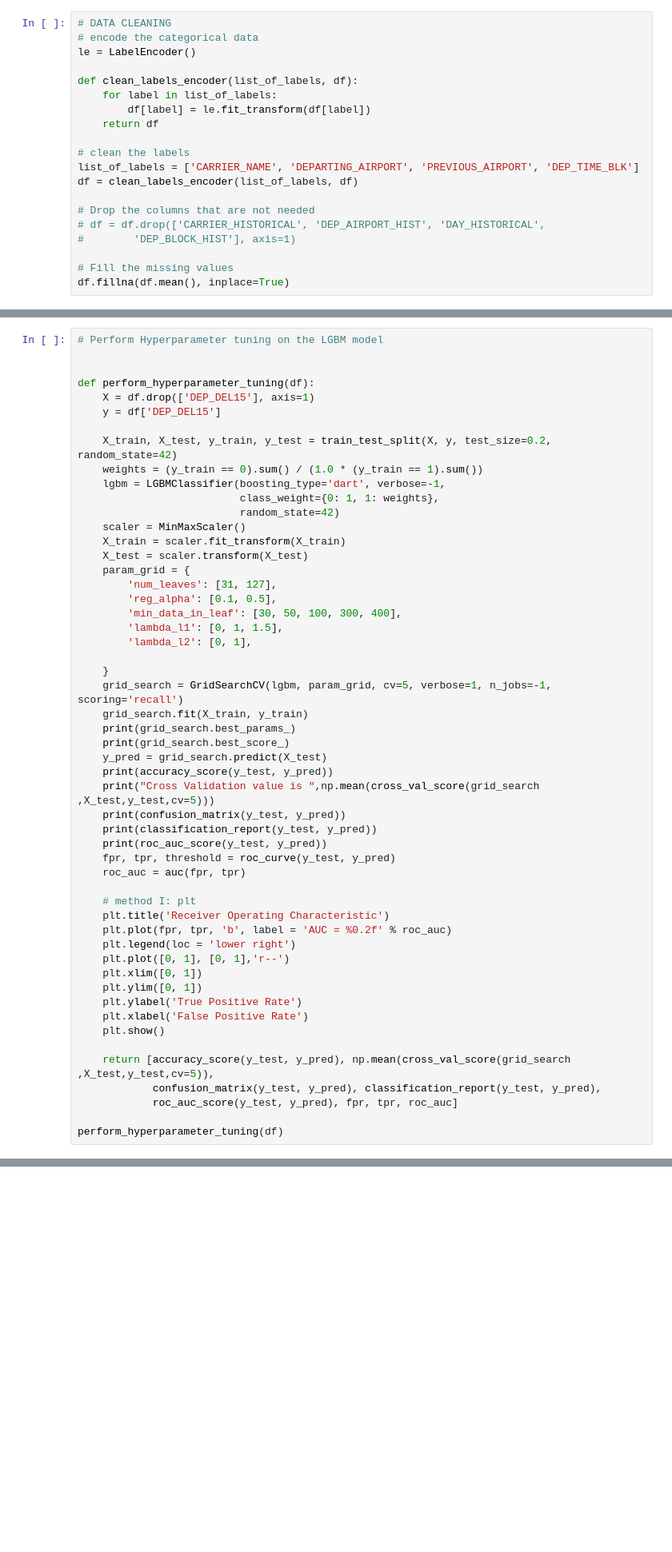
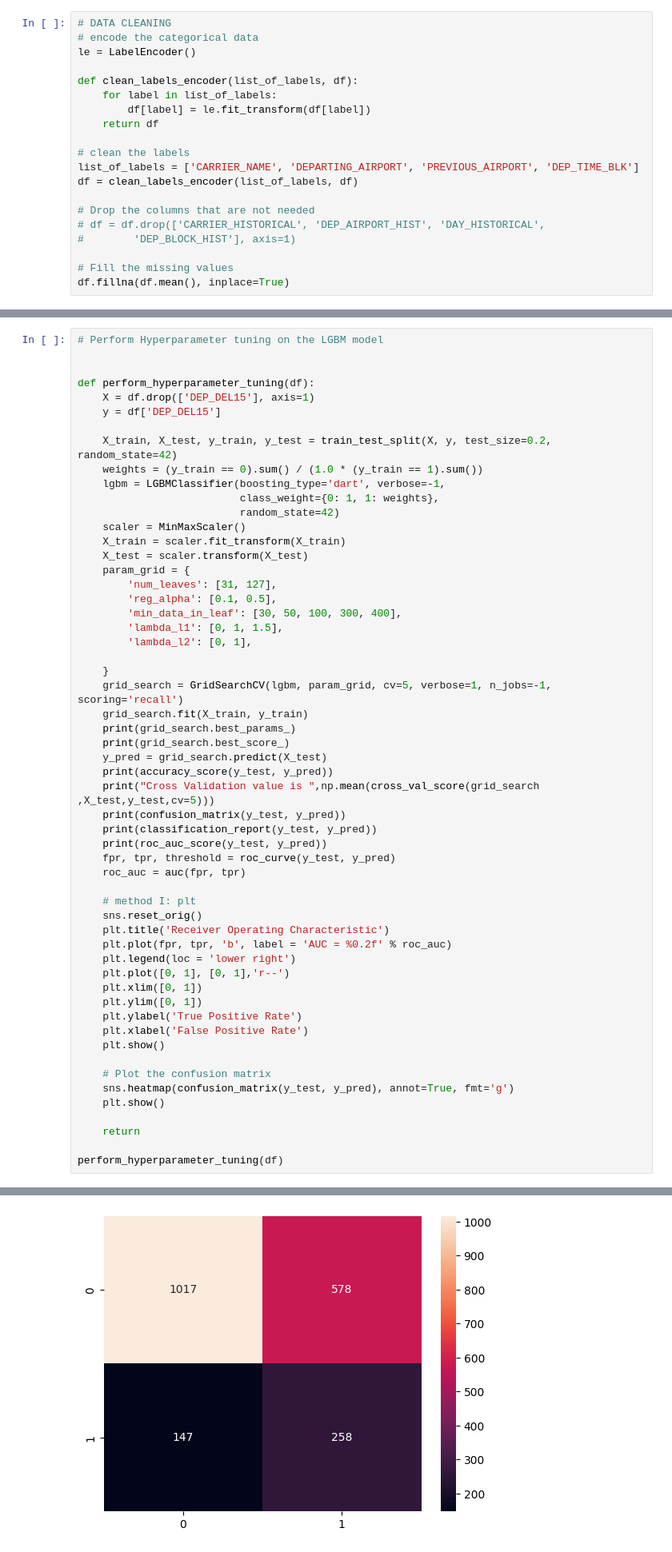
Before and after one commit to FraserW123/airline_project, a Jupyter notebook: main_classifiers.ipynb, the cells around one changed output, grey strips where cells are left out. Shown at 80% size. Saved outputs shown, nothing was run; the diff lists cells and outputs as text; blank space fills up the shorter version.

```diff
--- a/main_classifiers.ipynb
+++ b/main_classifiers.ipynb
@@ -390,6 +333,7 @@ def perform_hyperparameter_tuning(df):
     roc_auc = auc(fpr, tpr)
 
     # method I: plt
+    sns.reset_orig()
     plt.title('Receiver Operating Characteristic')
     plt.plot(fpr, tpr, 'b', label = 'AUC = %0.2f' % roc_auc)
     plt.legend(loc = 'lower right')
@@ -400,9 +344,11 @@ def perform_hyperparameter_tuning(df):
     plt.xlabel('False Positive Rate')
     plt.show()
 
-    return [accuracy_score(y_test, y_pred), np.mean(cross_val_score(grid_search ,X_test,y_test,cv=5)),
-            confusion_matrix(y_test, y_pred), classification_report(y_test, y_pred),
-            roc_auc_score(y_test, y_pred), fpr, tpr, roc_auc]
+    # Plot the confusion matrix
+    sns.heatmap(confusion_matrix(y_test, y_pred), annot=True, fmt='g')
+    plt.show()
+
+    return
 
 perform_hyperparameter_tuning(df)
 # %% [output]
@@ -441,3 +373,4 @@ Fitting 5 folds for each of 120 candidates, totalling 600 fits
+[figure, added]
 # %%
 from sklearn.ensemble import IsolationForest
 
```
Also changed, not shown: parts of 6 cells of this notebook, 10 other files.
